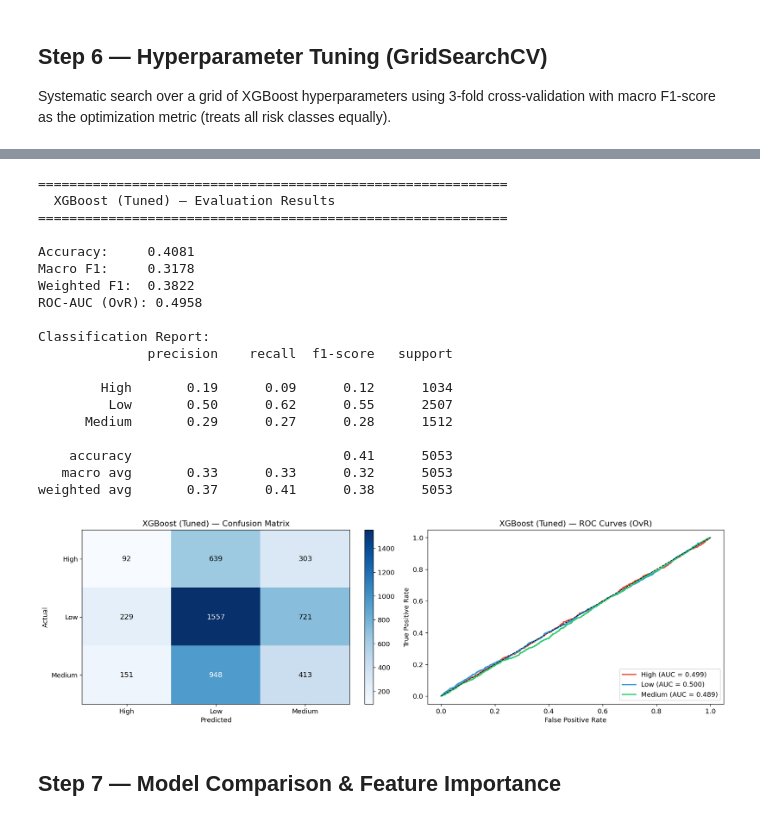
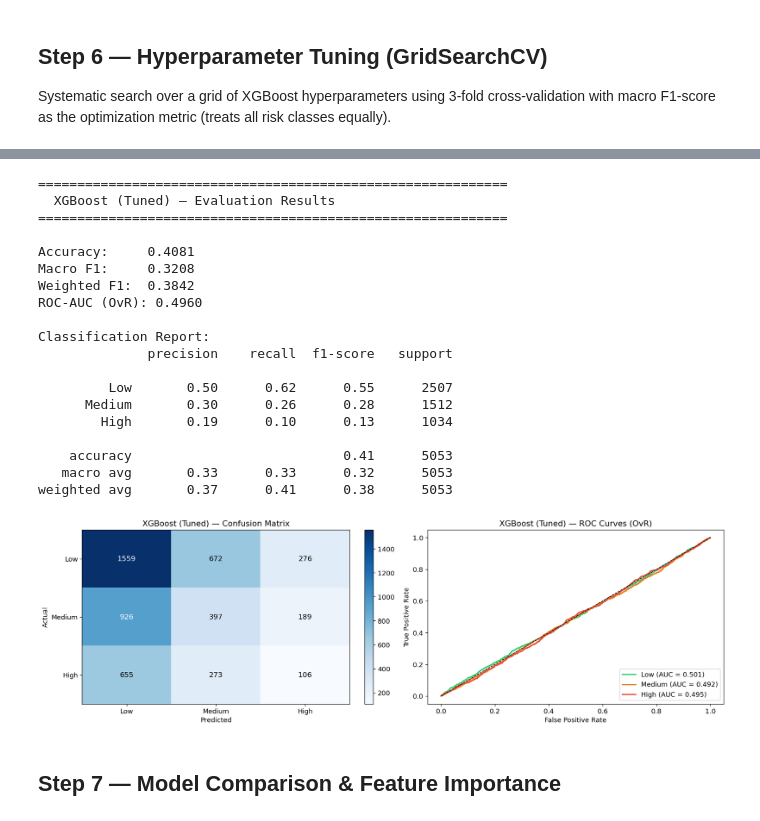
Before and after one commit to mramsundar/IITM-Graded-Projects, a Jupyter notebook: Capstone/Notebooks/Phase 3 — Model Development (Classification Systems)/1 — Risk Model.ipynb, the cells around one changed output, grey strips where cells are left out. Drawn from its saved outputs; the diff is of its cells as text; code cells hidden in the pictures.

```diff
--- a/Capstone/Notebooks/Phase 3 — Model Development (Classification Systems)/1 — Risk Model.ipynb
+++ b/Capstone/Notebooks/Phase 3 — Model Development (Classification Systems)/1 — Risk Model.ipynb
@@ -422,7 +468,7 @@ Test set (unchanged): (5053, 17)
 # Evaluation Helper — reused across all models
 # ============================================================
 
-def evaluate_model(model, X_test, y_test, model_name, target_encoder):
+def evaluate_model(model, X_test, y_test, model_name):
     """Evaluate a model and return metrics dict. Plots confusion matrix and ROC curves."""
 
     y_pred = model.predict(X_test)
@@ -433,7 +479,7 @@ def evaluate_model(model, X_test, y_test, model_name, target_encoder):
     f1_weighted = f1_score(y_test, y_pred, average="weighted")
     roc_auc = roc_auc_score(y_test, y_proba, multi_class="ovr", average="macro")
 
-    class_names = target_encoder.classes_
+    class_names = CLASS_NAMES  # ["Low", "Medium", "High"] — matches RISK_MAP
 
     # --- Classification Report ---
     print(f"{'='*60}")
@@ -469,7 +515,7 @@ def evaluate_model(model, X_test, y_test, model_name, target_encoder):
 
     # --- ROC Curves (One-vs-Rest) ---
     ax = axes[1]
-    colors = ["#e74c3c", "#3498db", "#2ecc71"]
+    colors = ["#2ecc71", "#e67e22", "#e74c3c"]  # Green=Low, Orange=Medium, Red=High
     for idx, class_name in enumerate(class_names):
         y_binary = (y_test == idx).astype(int)
         fpr, tpr, _ = roc_curve(y_binary, y_proba[:, idx])
@@ -515,7 +561,7 @@ lr_model = LogisticRegression(
 )
 lr_model.fit(X_train_sm, y_train_sm)
 
-lr_results = evaluate_model(lr_model, X_test, y_test, "Logistic Regression", target_encoder)
+lr_results = evaluate_model(lr_model, X_test, y_test, "Logistic Regression")
 results.append(lr_results)
 # %% [output]
 ============================================================
@@ -558,7 +604,7 @@ xgb_model = XGBClassifier(
 )
 xgb_model.fit(X_train_sm, y_train_sm)
 
-xgb_results = evaluate_model(xgb_model, X_test, y_test, "XGBoost (Default)", target_encoder)
+xgb_results = evaluate_model(xgb_model, X_test, y_test, "XGBoost (Default)")
 results.append(xgb_results)
 # %% [output]
 ============================================================
@@ -594,14 +640,14 @@ from sklearn.ensemble import RandomForestClassifier
 
 rf_model = RandomForestClassifier(
     random_state=RANDOM_STATE,
-    n_estimators=100,
+    n_estimators=500,
     max_depth=None,
     class_weight="balanced",
     n_jobs=-1,
 )
 rf_model.fit(X_train_sm, y_train_sm)
 
-rf_results = evaluate_model(rf_model, X_test, y_test, "Random Forest", target_encoder)
+rf_results = evaluate_model(rf_model, X_test, y_test, "Random Forest")
 results.append(rf_results)
 # %% [output]
 ============================================================
@@ -676,33 +722,33 @@ Best CV Macro F1: 0.3020
 # %%
 # ============================================================
 # Evaluate Tuned XGBoost
 # ============================================================
 
 xgb_tuned = grid_search.best_estimator_
 
-xgb_tuned_results = evaluate_model(xgb_tuned, X_test, y_test, "XGBoost (Tuned)", target_encoder)
+xgb_tuned_results = evaluate_model(xgb_tuned, X_test, y_test, "XGBoost (Tuned)")
 results.append(xgb_tuned_results)
 # %% [output]
 ============================================================
   XGBoost (Tuned) — Evaluation Results
 ============================================================
 
 Accuracy:     0.4081
-Macro F1:     0.3178
-Weighted F1:  0.3822
-ROC-AUC (OvR): 0.4958
+Macro F1:     0.3208
+Weighted F1:  0.3842
+ROC-AUC (OvR): 0.4960
 
 Classification Report:
               precision    recall  f1-score   support
 
-        High       0.19      0.09      0.12      1034
          Low       0.50      0.62      0.55      2507
-      Medium       0.29      0.27      0.28      1512
+      Medium       0.30      0.26      0.28      1512
+        High       0.19      0.10      0.13      1034
 
     accuracy                           0.41      5053
    macro avg       0.33      0.33      0.32      5053
 weighted avg       0.37      0.41      0.38      5053
-[figure, old version]
+[figure, new version]
 # %% [markdown]
 ## Step 7 — Model Comparison & Feature Importance
 # %%
```
Also changed, not shown: parts of 16 cells of this notebook, 1 other file.
